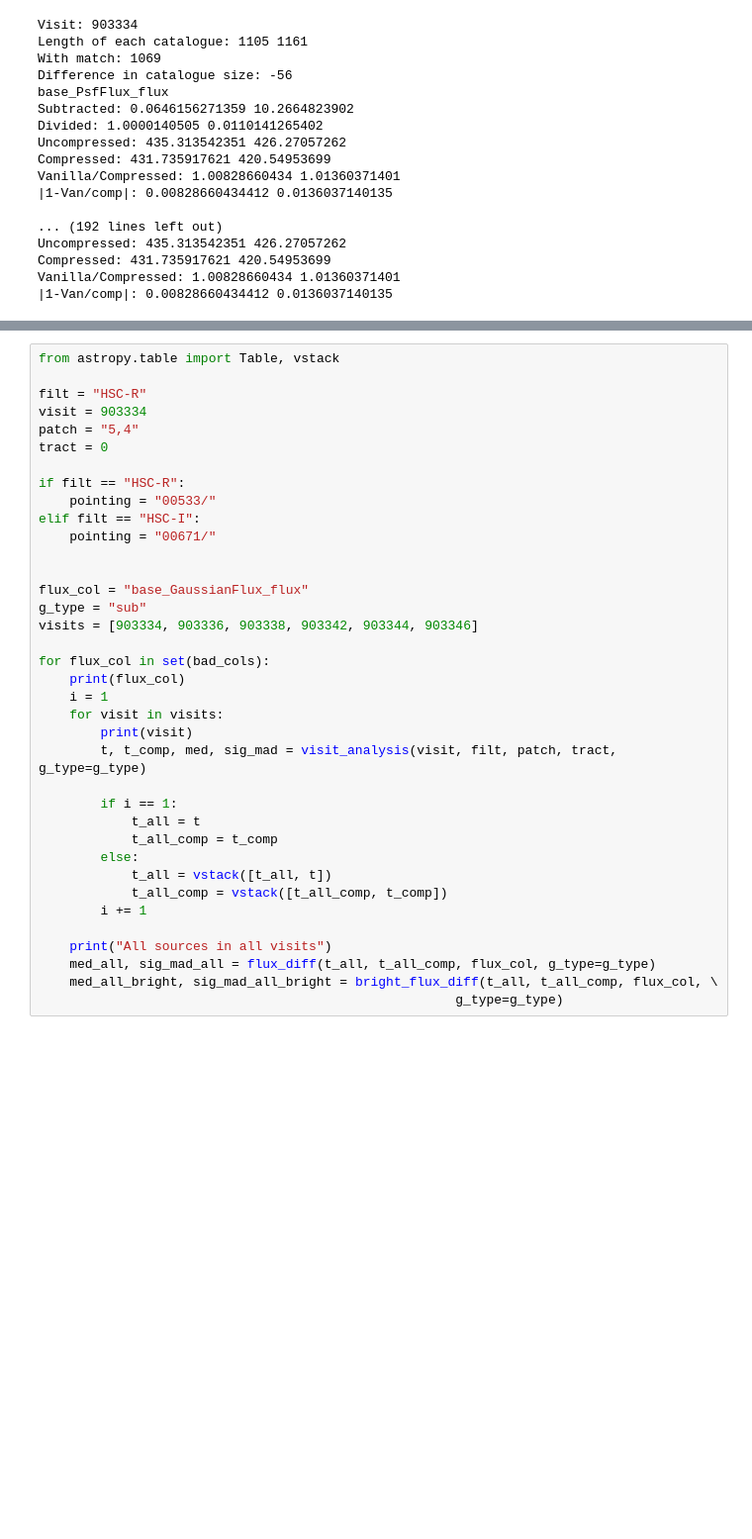
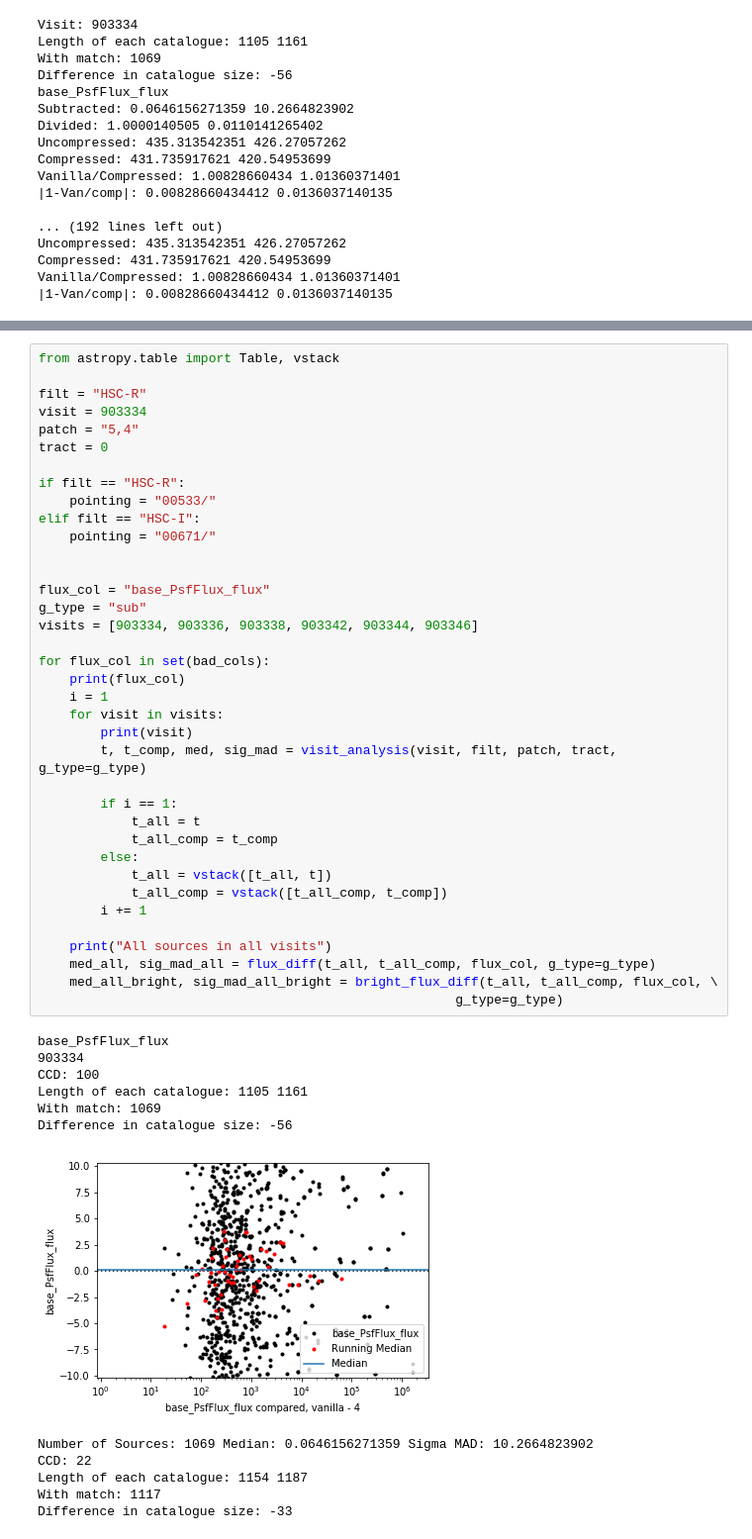
Before and after one commit to sr525/notebooks, a Jupyter notebook: CompressionCheck.ipynb, the cells around one changed output, grey strips where cells are left out. Shown at 99% size. Drawn from its saved outputs; the diff is of its cells as text; blank space fills up the shorter version.

```diff
--- a/CompressionCheck.ipynb
+++ b/CompressionCheck.ipynb
@@ -265,31 +265,44 @@ patch = "5,4"
 tract = 0
 
 if filt == "HSC-R":
     pointing = "00533/"
 elif filt == "HSC-I":
     pointing = "00671/"
 
 
-flux_col = "base_GaussianFlux_flux"
+flux_col = "base_PsfFlux_flux"
 g_type = "sub"
 visits = [903334, 903336, 903338, 903342, 903344, 903346]
 
 for flux_col in set(bad_cols):
     print(flux_col)
     i = 1
     for visit in visits:
         print(visit)
         t, t_comp, med, sig_mad = visit_analysis(visit, filt, patch, tract, g_type=g_type)
 
         if i == 1:
             t_all = t
             t_all_comp = t_comp
         else:
             t_all = vstack([t_all, t])
             t_all_comp = vstack([t_all_comp, t_comp])
         i += 1
 
     print("All sources in all visits")
     med_all, sig_mad_all = flux_diff(t_all, t_all_comp, flux_col, g_type=g_type)
     med_all_bright, sig_mad_all_bright = bright_flux_diff(t_all, t_all_comp, flux_col, \
                                                       g_type=g_type)
+# %% [output]
+base_PsfFlux_flux
+903334
+CCD: 100
+Length of each catalogue: 1105 1161
+With match: 1069
+Difference in catalogue size: -56
+[figure, added]
+Number of Sources: 1069 Median: 0.0646156271359 Sigma MAD: 10.2664823902
+CCD: 22
+Length of each catalogue: 1154 1187
+With match: 1117
+Difference in catalogue size: -33
```
Also changed, not shown: parts of 2 cells of this notebook.
